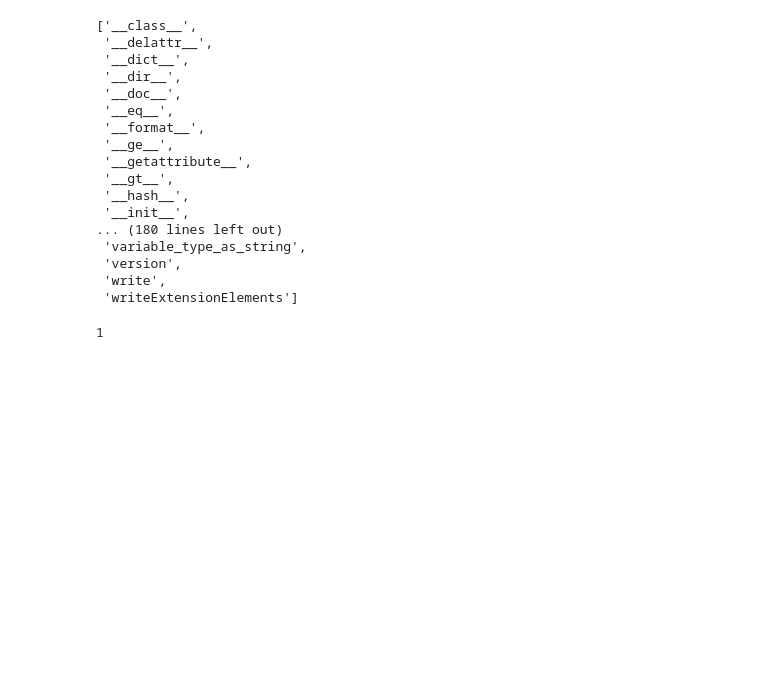
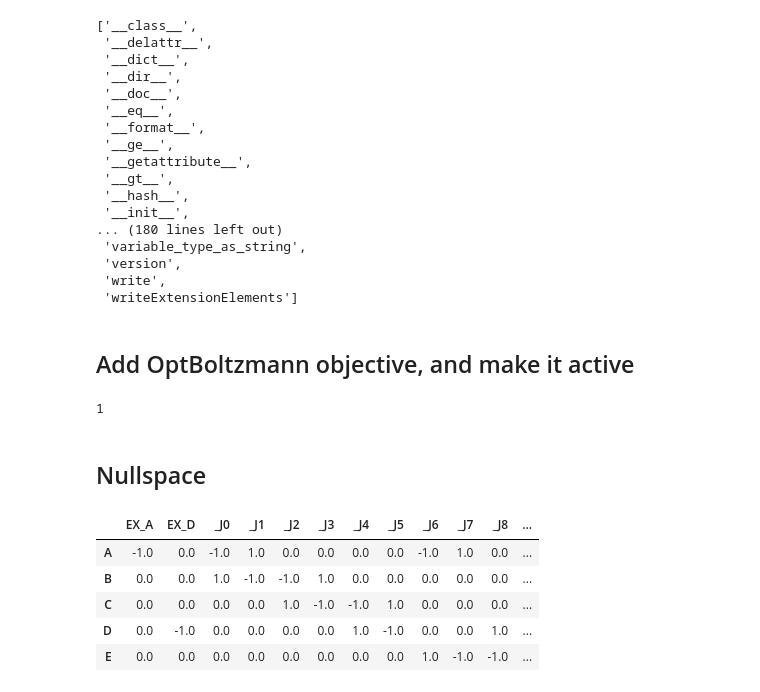
Before and after one commit to OptBoltzmann/OptBoltzmann-archive, a Jupyter notebook: docs/notebooks/get_params.ipynb, the cells around one changed output. Saved outputs shown, nothing was run; the diff lists cells and outputs as text; code cells hidden in the pictures; blank space fills up the shorter version.

Commit message:
Stoichiometric tests pass.  Lint succeeded

```diff
--- a/docs/notebooks/get_params.ipynb
+++ b/docs/notebooks/get_params.ipynb
@@ -146,5 +151,7 @@ dir(libsbml.FluxObjective)
  'version',
  'write',
  'writeExtensionElements']
+# %% [markdown]
+## Add OptBoltzmann objective, and make it active
 # %%
 objective = model_fbc.createObjective()
@@ -158,3 +166,15 @@ doc.setModel(model)
 writeSBML(doc, sbmlfile)
 # %% [output]
 1
+# %% [markdown]
+## Nullspace
+# %%
+S = cobra.util.array.create_stoichiometric_matrix(cobramodel, array_type='DataFrame')
+S
+# %% [output]
+|  | EX_A | EX_D | _J0 | _J1 | _J2 | _J3 | _J4 | _J5 | _J6 | _J7 | _J8 | ... |
+| A | -1.0 | 0.0 | -1.0 | 1.0 | 0.0 | 0.0 | 0.0 | 0.0 | -1.0 | 1.0 | 0.0 | ... |
+| B | 0.0 | 0.0 | 1.0 | -1.0 | -1.0 | 1.0 | 0.0 | 0.0 | 0.0 | 0.0 | 0.0 | ... |
+| C | 0.0 | 0.0 | 0.0 | 0.0 | 1.0 | -1.0 | -1.0 | 1.0 | 0.0 | 0.0 | 0.0 | ... |
+| D | 0.0 | -1.0 | 0.0 | 0.0 | 0.0 | 0.0 | 1.0 | -1.0 | 0.0 | 0.0 | 1.0 | ... |
+| E | 0.0 | 0.0 | 0.0 | 0.0 | 0.0 | 0.0 | 0.0 | 0.0 | 1.0 | -1.0 | -1.0 | ... |
```
Also changed, not shown: parts of 6 cells of this notebook, 4 other files.
